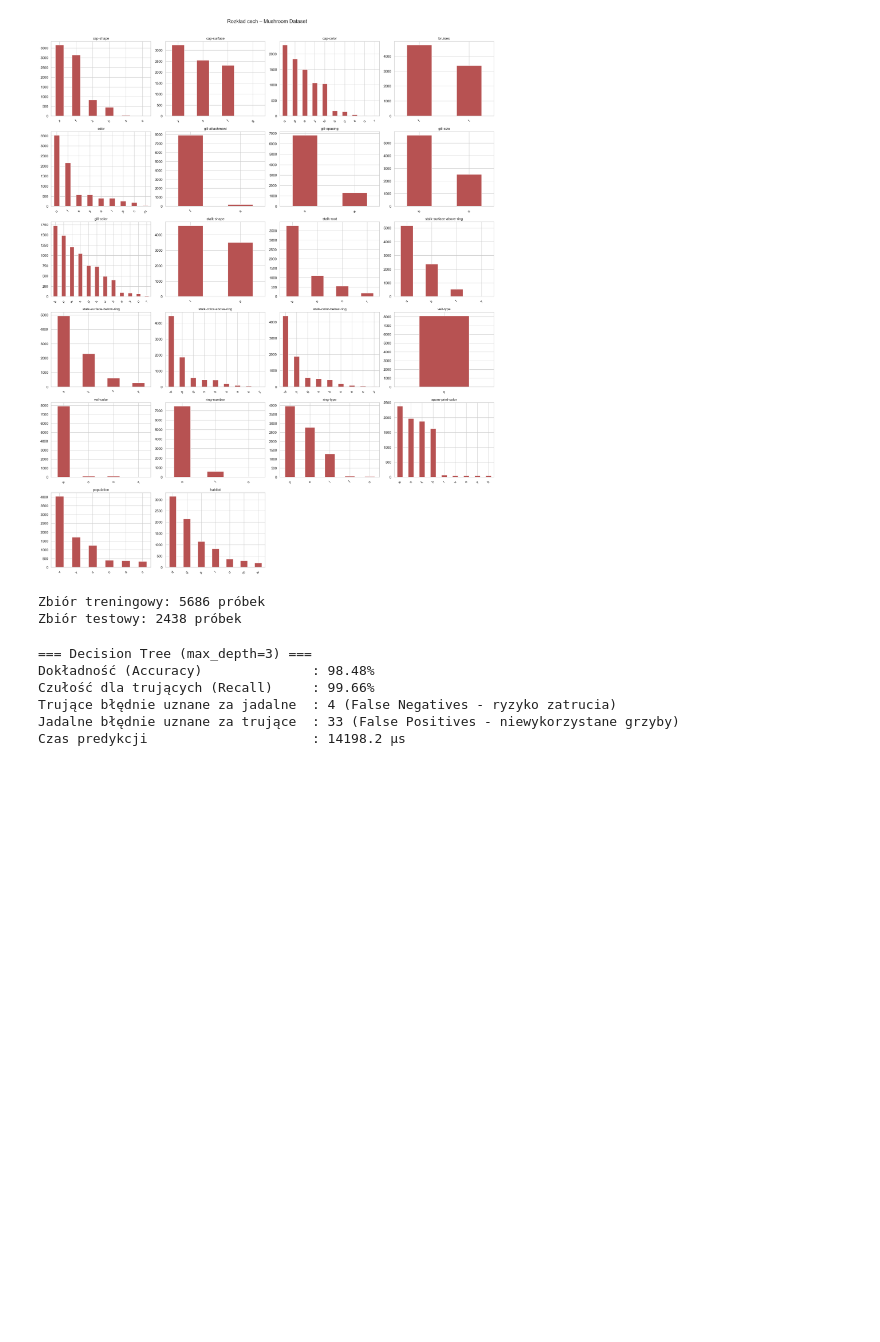
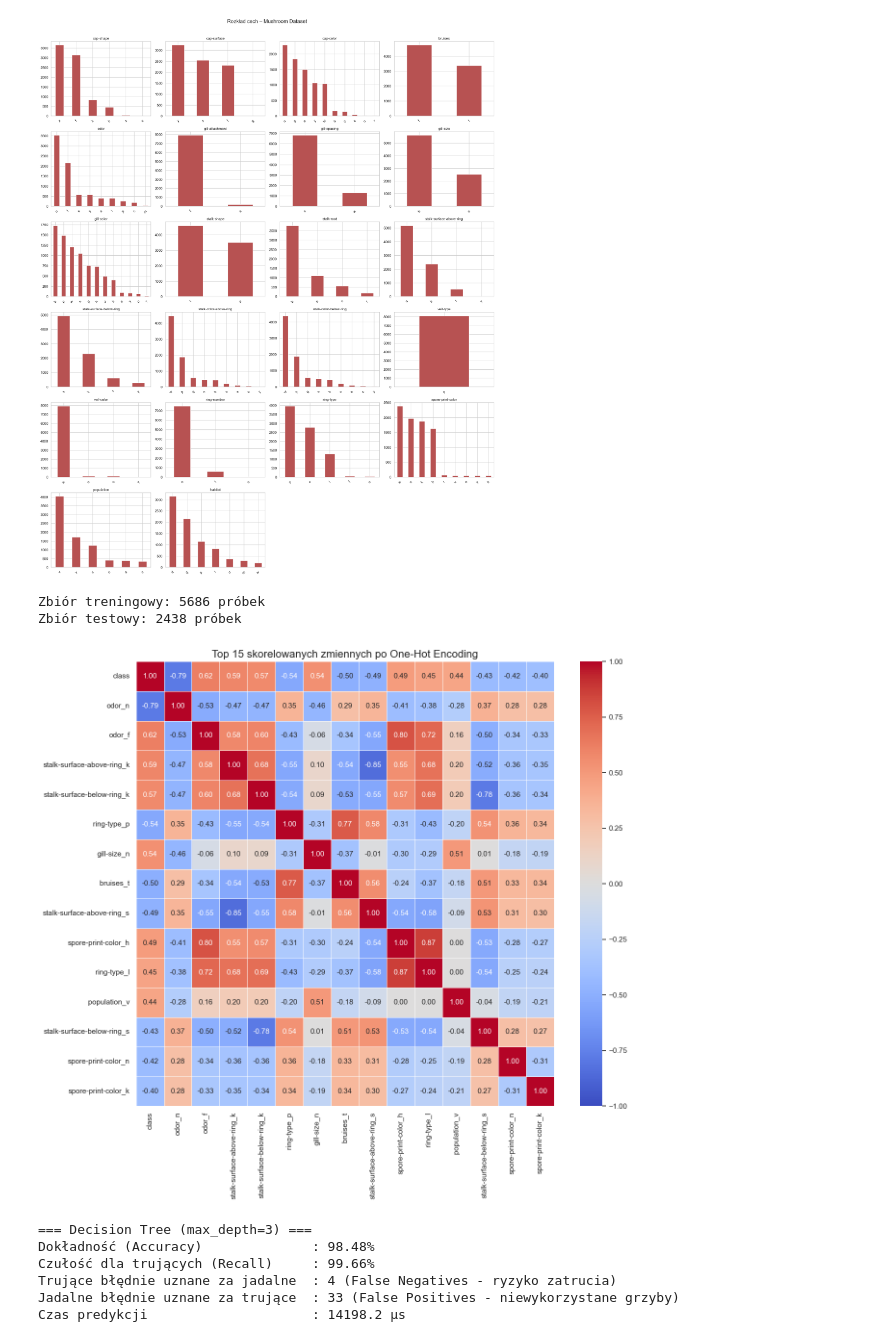
Before and after one commit to Zajecia-na-PWr-LR/lista-5-MarmoPL, a Jupyter notebook: Lab_05.ipynb, the cells around one changed output. Drawn from its saved outputs; the diff is of its cells as text; code cells hidden in the pictures; blank space fills up the shorter version.

```diff
--- a/Lab_05.ipynb
+++ b/Lab_05.ipynb
@@ -781,10 +781,8 @@ plt.show()
 # %%
 # Preprocessing dla zbioru Mushroom
 
-# 1. Imputacja braków danych w stalk-root (tworzymy nową kategorię 'missing')
-df_mu['stalk-root'] = df_mu['stalk-root'].fillna('missing')
 
-# 2. Podział na cechy i cel
+# Podział na cechy i cel
 X_mu = df_mu.drop(columns=['class'])
 # Mapujemy klasy: jadalny (e) -> 0, trujący (p) -> 1
 y_mu = df_mu['class'].map({'e': 0, 'p': 1})
@@ -806,6 +804,35 @@ print(f"Zbiór testowy: {X_test_mu.shape[0]} próbek")
 # %% [output]
 Zbiór treningowy: 5686 próbek
 Zbiór testowy: 2438 próbek
+# %%
+
+df_corr = df_mu.copy()
+
+df_corr['class'] = df_corr['class'].map({'e': 0, 'p': 1})
+df_corr_encoded = pd.get_dummies(df_corr, drop_first=True, dtype=int)
+
+corr_matrix = df_corr_encoded.corr()
+
+#print(df_corr_encoded.columns)
+najw = corr_matrix.abs().nlargest(15, 'class').index
+
+corr_matrix_najw = corr_matrix.loc[najw, najw]
+
+plt.figure(figsize=(14, 12))
+
+sns.heatmap(corr_matrix_najw,
+            annot=True,
+            fmt='.2f',
+            cmap='coolwarm',
+            vmin=-1,
+            vmax=1,
+            square=False,
+            linewidths=.5)
+
+plt.title('Top 15 skorelowanych zmiennych po One-Hot Encoding', fontsize=16)
+plt.show()
+# %% [output]
+[figure, added]
 # %%
 from sklearn.ensemble import RandomForestClassifier, GradientBoostingClassifier, AdaBoostClassifier
 from sklearn.metrics import confusion_matrix, ConfusionMatrixDisplay
```
